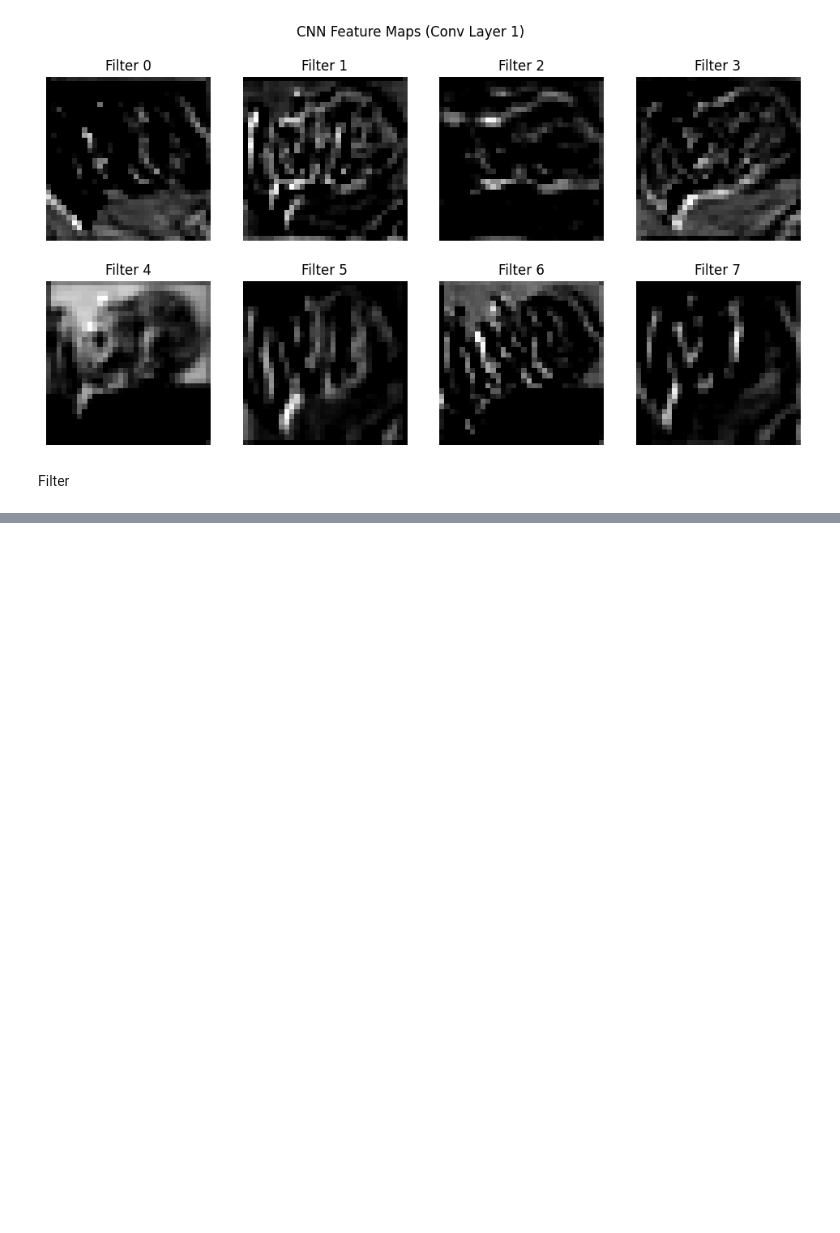
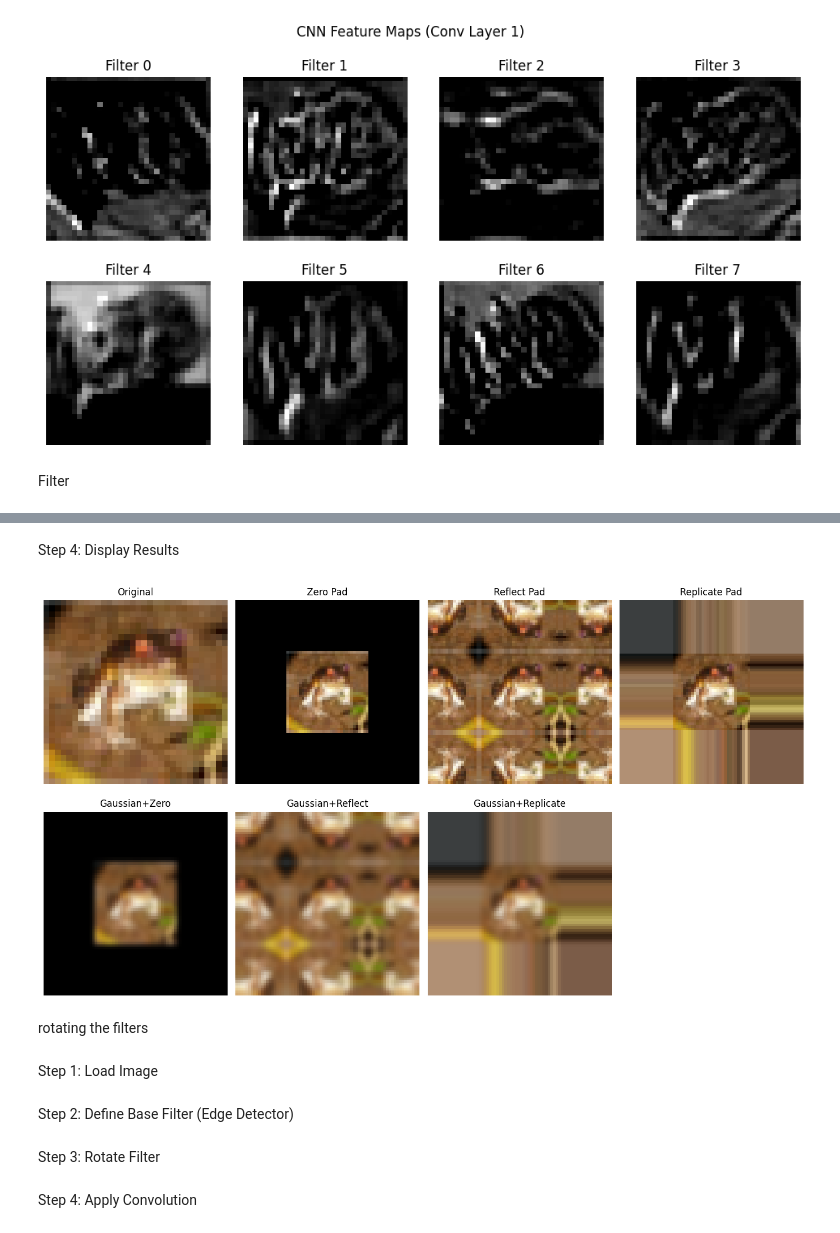
Before and after one commit to vedasri2511/DL-Assignment, a Jupyter notebook: DL_Assign.ipynb, the cells around one changed output, grey strips where cells are left out. Cells and saved outputs as stored; diff of their text form; code cells hidden in the pictures; blank space fills up the shorter version.

```diff
--- a/DL_Assign.ipynb
+++ b/DL_Assign.ipynb
@@ -418,0 +499,10 @@ Filter
+# %%
+import torchvision
+import matplotlib.pyplot as plt
+import numpy as np
+import cv2
+
+dataset = torchvision.datasets.CIFAR10(root='./data', download=True)
+img, _ = dataset[0]
+
+img = np.array(img)
@@ -418,0 +511,9 @@ Filter
+# %%
+# Zero Padding
+zero_pad = cv2.copyMakeBorder(img, 20,20,20,20, cv2.BORDER_CONSTANT, value=0)
+
+# Reflect Padding
+reflect_pad = cv2.copyMakeBorder(img, 20,20,20,20, cv2.BORDER_REFLECT)
+
+# Replicate Padding
+replicate_pad = cv2.copyMakeBorder(img, 20,20,20,20, cv2.BORDER_REPLICATE)
@@ -418,0 +522,29 @@ Filter
+# %%
+gauss_zero = cv2.GaussianBlur(zero_pad, (5,5), 0)
+gauss_reflect = cv2.GaussianBlur(reflect_pad, (5,5), 0)
+gauss_replicate = cv2.GaussianBlur(replicate_pad, (5,5), 0)
+# %% [markdown]
+Step 4: Display Results
+# %%
+titles = ['Original','Zero Pad','Reflect Pad','Replicate Pad',
+          'Gaussian+Zero','Gaussian+Reflect','Gaussian+Replicate']
+
+images = [img, zero_pad, reflect_pad, replicate_pad,
+          gauss_zero, gauss_reflect, gauss_replicate]
+
+plt.figure(figsize=(14,8))
+
+for i in range(len(images)):
+    plt.subplot(2,4,i+1)
+    plt.imshow(images[i])
+    plt.title(titles[i])
+    plt.axis('off')
+
+plt.tight_layout()
+plt.show()
+# %% [output]
+[figure, added]
+# %% [markdown]
+rotating the filters
+# %% [markdown]
+Step 1: Load Image
@@ -418,0 +562,2 @@ Filter
+# %% [markdown]
+Step 2: Define Base Filter (Edge Detector)
@@ -418,0 +571,2 @@ Filter
+# %% [markdown]
+Step 3: Rotate Filter
@@ -418,0 +577,2 @@ Filter
+# %% [markdown]
+Step 4: Apply Convolution
```
Also changed, not shown: parts of 36 cells of this notebook.
